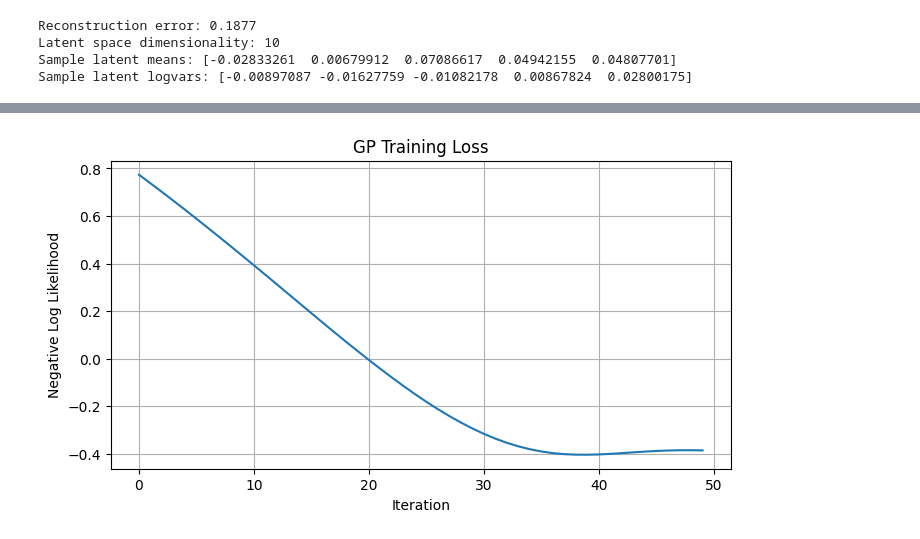
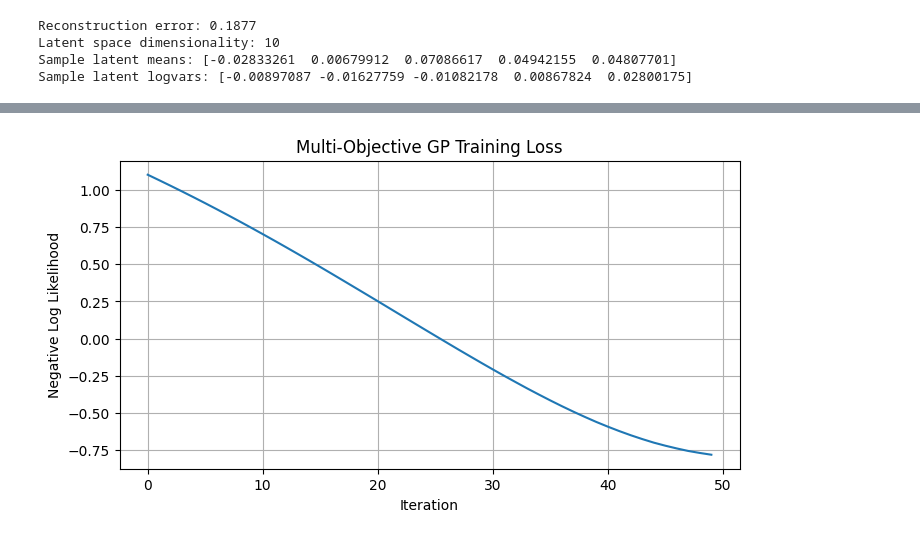
Before and after one commit to aditya1101/misc_projects, a Jupyter notebook: dbtl_gp_loop/02_vae_gp.ipynb, the cells around one changed output, grey strips where cells are left out. Drawn from its saved outputs; the diff is of its cells as text; code cells hidden in the pictures.

Commit message:
added multiple objectives to optimize over

```diff
--- a/dbtl_gp_loop/02_vae_gp.ipynb
+++ b/dbtl_gp_loop/02_vae_gp.ipynb
@@ -220,10 +314,11 @@ Sample latent logvars: [-0.00897087 -0.01627759 -0.01082178  0.00867824  0.02800
 # %%
 import gpytorch
 from gpytorch.models import ExactGP
-from gpytorch.likelihoods import GaussianLikelihood
+from gpytorch.likelihoods import GaussianLikelihood, MultitaskGaussianLikelihood
 from gpytorch.mlls import ExactMarginalLogLikelihood
-from gpytorch.kernels import RBFKernel, ScaleKernel
-from gpytorch.means import ConstantMean
+from gpytorch.kernels import RBFKernel, ScaleKernel, MultitaskKernel
+from gpytorch.means import ConstantMean, MultitaskMean
+from gpytorch.distributions import MultitaskMultivariateNormal
 
 # Encode all training designs to latent space
 print("Encoding training designs to latent space...")
@@ -233,33 +328,39 @@ with torch.no_grad():
 
 print(f"Latent representations shape: {latent_mu.shape}")
 print(f"Latent mean range: {latent_mu.min():.3f} to {latent_mu.max():.3f}")
+print(f"Multi-objective targets shape: {y_train_tensor.shape}")
 
-class LatentGP(ExactGP):
-    def __init__(self, train_x, train_y, likelihood):
+class MultiObjectiveGP(ExactGP):
+    def __init__(self, train_x, train_y, likelihood, num_tasks):
         super().__init__(train_x, train_y, likelihood)
-        self.mean_module = ConstantMean()
-        self.covar_module = ScaleKernel(RBFKernel())
+        self.num_tasks = num_tasks
+        self.mean_module = MultitaskMean(
+            ConstantMean(), num_tasks=num_tasks
+        )
+        self.covar_module = MultitaskKernel(
+            ScaleKernel(RBFKernel()), num_tasks=num_tasks, rank=1
+        )
 
     def forward(self, x):
-        mean = self.mean_module(x)
-        cov = self.covar_module(x)
-        return gpytorch.distributions.MultivariateNormal(mean, cov)
+        mean_x = self.mean_module(x)
+        covar_x = self.covar_module(x)
+        return MultitaskMultivariateNormal(mean_x, covar_x)
 
-# Initialize GP
-likelihood = GaussianLikelihood()
-gp = LatentGP(latent_mu, y_train_tensor, likelihood)
+# Initialize multi-output GP
+likelihood = MultitaskGaussianLikelihood(num_tasks=n_objectives)
+gp = MultiObjectiveGP(latent_mu, y_train_tensor, likelihood, num_tasks=n_objectives)
 
 # Training mode
 gp.train()
 likelihood.train()
 
-# Use the adam optimizer
+# Use the Adam optimizer
 optimizer_gp = torch.optim.Adam(gp.parameters(), lr=0.1)
 
 # "Loss" for GPs - the marginal log likelihood
 mll = ExactMarginalLogLikelihood(likelihood, gp)
 
-print("Training GP...")
+print("Training Multi-Objective GP...")
 training_iter = 50
 gp_losses = []
 
@@ -281,14 +382,14 @@ for i in range(training_iter):
 
     optimizer_gp.step()
 
-print("GP training completed!")
+print("Multi-Objective GP training completed!")
 
 # Plot GP training loss
 plt.figure(figsize=(8, 4))
 plt.plot(gp_losses)
 plt.xlabel('Iteration')
 plt.ylabel('Negative Log Likelihood')
-plt.title('GP Training Loss')
+plt.title('Multi-Objective GP Training Loss')
 plt.grid(True)
 plt.show()
 
@@ -299,17 +400,46 @@ with torch.no_grad():
     # Test on training data
     test_x = latent_mu[:10]
     predictions = gp(test_x)
-    pred_mean = predictions.mean
-    pred_var = predictions.variance
+    pred_mean = predictions.mean  # Shape: (n_test, n_objectives)
+    pred_var = predictions.variance  # Shape: (n_test, n_objectives)
 
-    print(f"Test predictions vs actual:")
+    print(f"Test predictions vs actual (first 5 samples):")
+    print(f"{'Objective':<12} {'Pred Mean':<10} {'Pred Std':<10} {'Actual':<10}")
+    print("-" * 50)
+
     for i in range(5):
-        print(f"  Pred: {pred_mean[i].item():.3f} ± {pred_var[i].sqrt().item():.3f}, Actual: {y_train_tensor[i].item():.3f}")
+        print(f"Sample {i+1}:")
+        for j, obj_name in enumerate(objective_names):
+            pred_mean_val = pred_mean[i, j].item()
+            pred_std_val = pred_var[i, j].sqrt().item()
+            actual_val = y_train_tensor[i, j].item()
+            print(f"  {obj_name:<10}: {pred_mean_val:>8.3f} ± {pred_std_val:>6.3f} | {actual_val:>8.3f}")
+        print()
 
-print(f"\nGP hyperparameters:")
-print(f"  Noise: {likelihood.noise.item():.4f}")
-print(f"  Lengthscale: {gp.covar_module.base_kernel.lengthscale.item():.4f}")
-print(f"  Output scale: {gp.covar_module.outputscale.item():.4f}")
+# Display GP hyperparameters
+print(f"GP Hyperparameters:")
+print(f"  Noise (per task): {likelihood.noise.mean().item():.4f}")
+print(f"  Lengthscale: {gp.covar_module.data_covar_module.base_kernel.lengthscale.mean().item():.4f}")
+print(f"  Output scale: {gp.covar_module.data_covar_module.outputscale.mean().item():.4f}")
+
+# Show task correlations
+task_covar = gp.covar_module.task_covar_module
+print(f"\nTask correlation matrix:")
+with torch.no_grad():
+    # Get task covariance matrix
+    task_corr = task_covar(torch.eye(n_objectives)).evaluate()
+    task_corr_normalized = task_corr / torch.sqrt(torch.outer(torch.diag(task_corr), torch.diag(task_corr)))
+
+    print("        ", end="")
+    for name in objective_names:
+        print(f"{name[:8]:>8}", end="")
+    print()
+
+    for i, name in enumerate(objective_names):
+        print(f"{name[:8]:>8}: ", end="")
+        for j in range(n_objectives):
+            print(f"{task_corr_normalized[i, j].item():>8.3f}", end="")
+        print()
 # %% [output]
 Encoding training designs to latent space...
 Latent representations shape: torch.Size([200, 10])
@@ -324 +460 @@ GP training completed!
-[figure, old version]
+[figure, new version]
```
Also changed, not shown: parts of 5 cells of this notebook.
